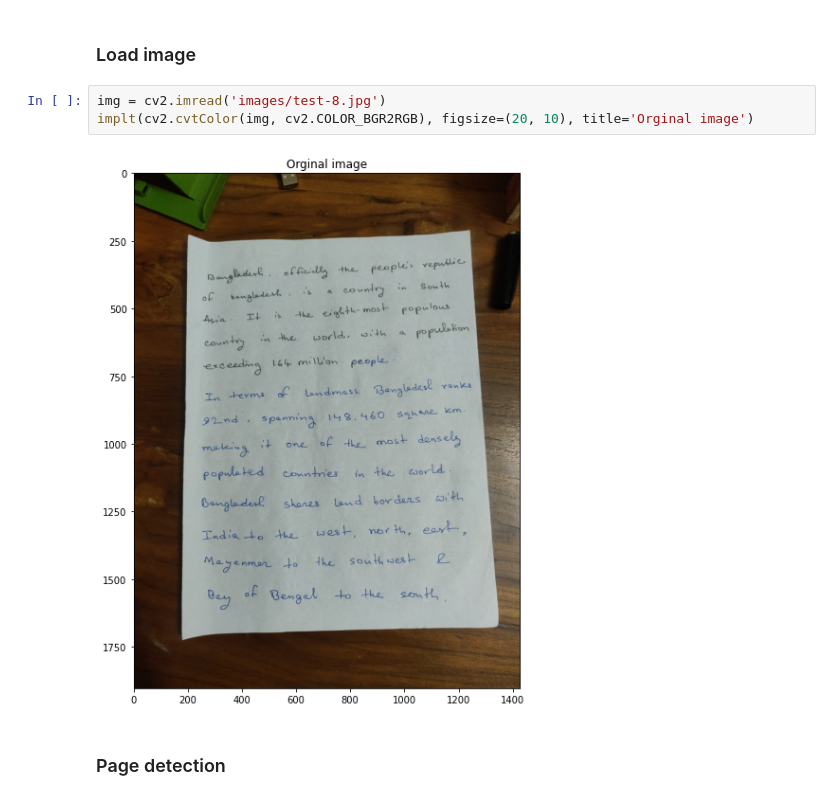
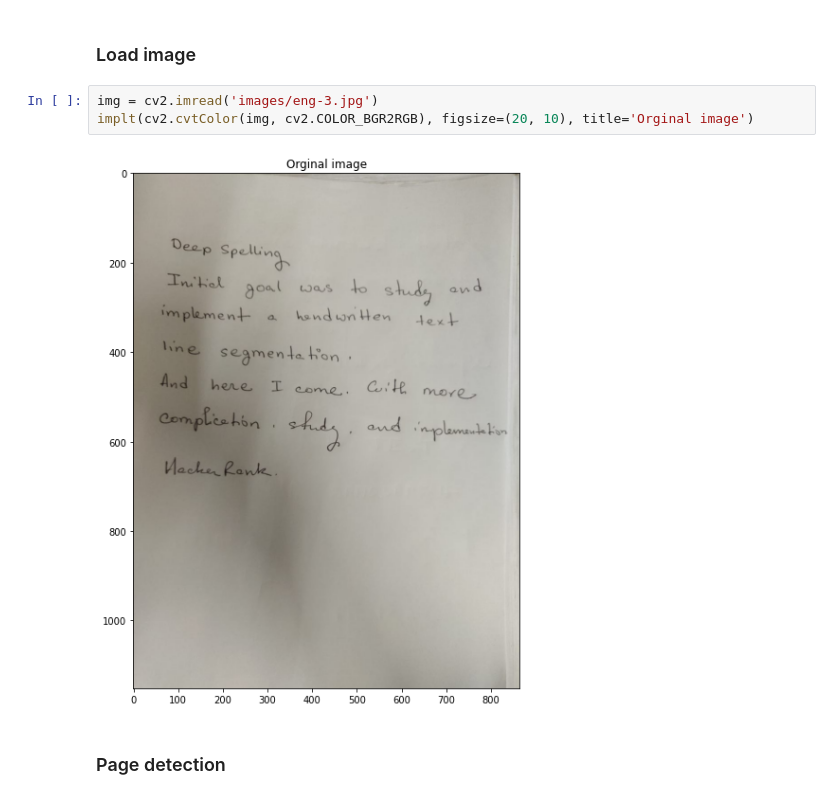
Before and after one commit to FarhanSadaf/handwritten-text-recognition, a Jupyter notebook: tutorial-english.ipynb, the cells around one changed output. Saved outputs shown, nothing was run; the diff lists cells and outputs as text.

```diff
--- a/tutorial-english.ipynb
+++ b/tutorial-english.ipynb
@@ -33,10 +33,10 @@ def draw_boxes(img, boxes):
 # %% [markdown]
 ### Load image
 # %%
-img = cv2.imread('images/test-8.jpg')
+img = cv2.imread('images/eng-3.jpg')
 implt(cv2.cvtColor(img, cv2.COLOR_BGR2RGB), figsize=(20, 10), title='Orginal image')
 # %% [output]
-[figure, old version]
+[figure, new version]
 # %% [markdown]
 ### Page detection
 # %%
```
Also changed, not shown: parts of 5 cells of this notebook.
